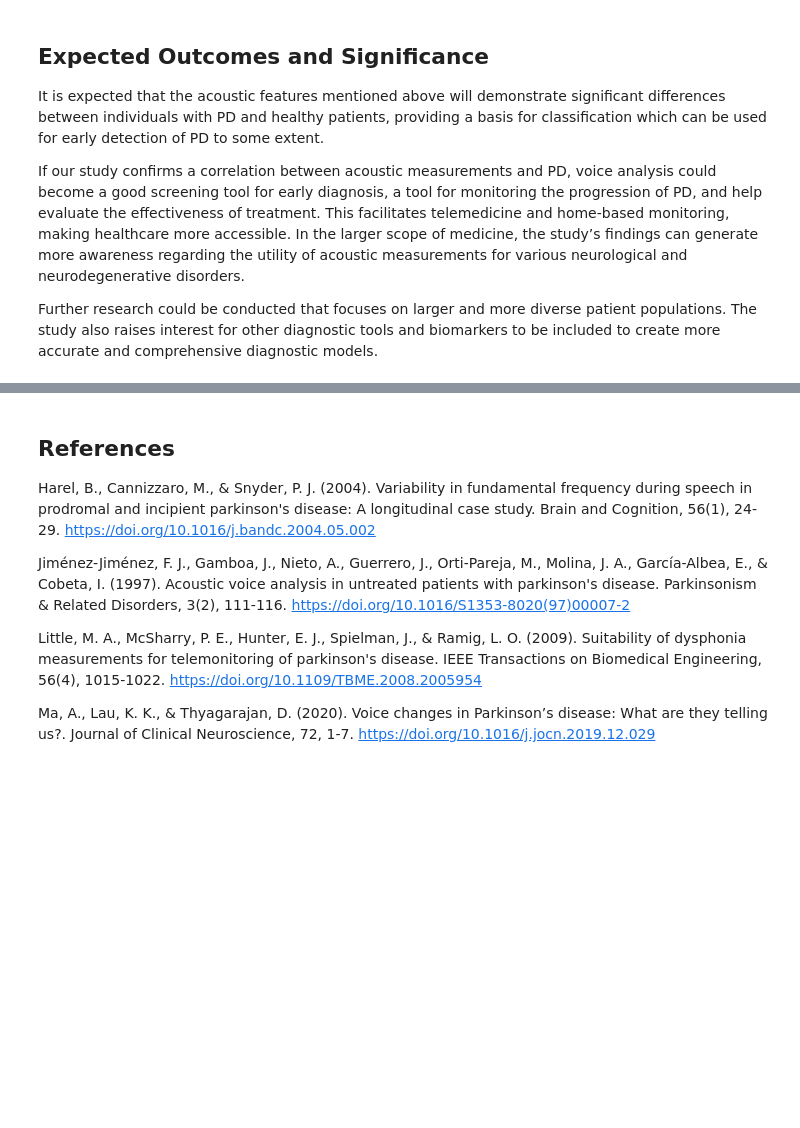
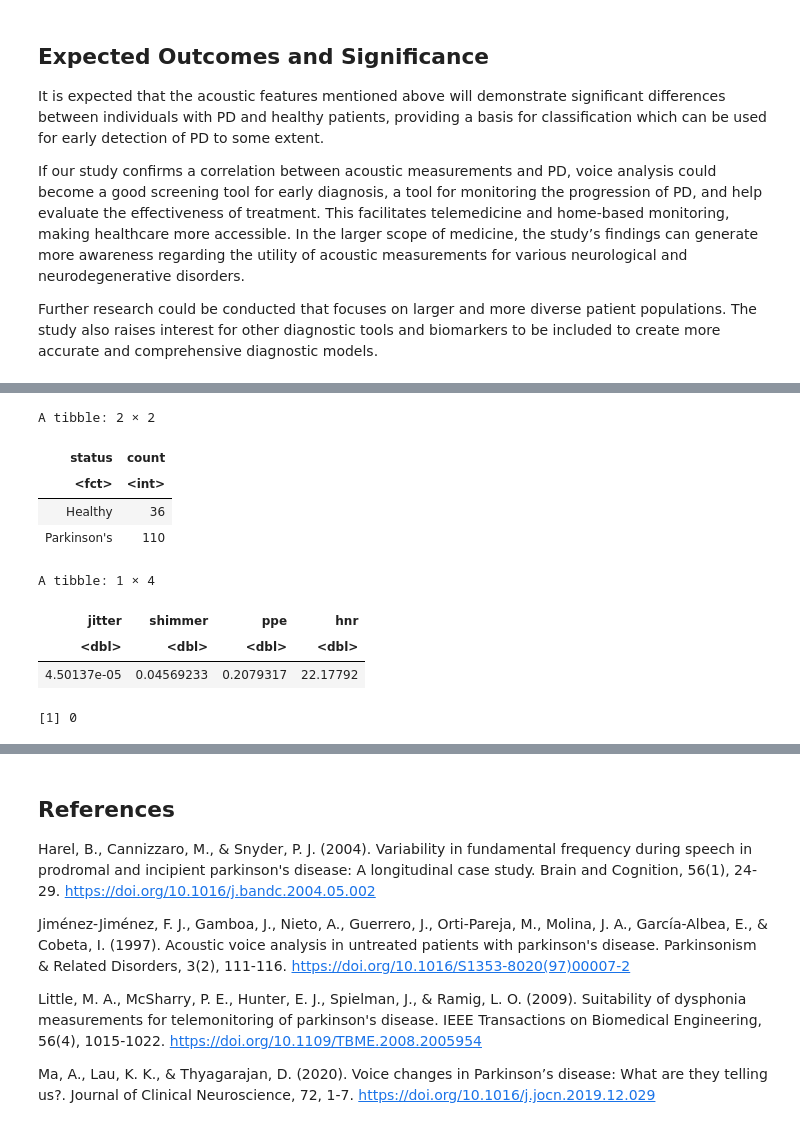
Before and after one commit to naomichoong/ds_project, a Jupyter notebook: Group Proposal.ipynb, the cells around one changed output, grey strips where cells are left out. Saved outputs shown, nothing was run; the diff lists cells and outputs as text; code cells hidden in the pictures; blank space fills up the shorter version.

```diff
--- a/Group Proposal.ipynb
+++ b/Group Proposal.ipynb
@@ -83,3 +85,31 @@ A tibble: 195 × 5
 parkinsons_split <- initial_split(parkinsons_data, prop = 0.75, strata = status)
 parkinsons_train <- training(parkinsons_split)
 parkinsons_test <- testing(parkinsons_split)
+# %%
+# summary statistics of training data
+
+parkinsons_count <- parkinsons_train |>
+    group_by(status) |>
+    summarise(count = n())
+
+parkinsons_count
+
+parkinsons_mean <- parkinsons_train |>
+    select(jitter, shimmer, ppe, hnr) |>
+    map_df(mean)
+
+parkinsons_mean
+
+parkinsons_missing <- sum(is.na(parkinsons_train))
+parkinsons_missing
+# %% [output]
+A tibble: 2 × 2
+| status | count |
+| <fct> | <int> |
+| Healthy | 36 |
+| Parkinson's | 110 |
+A tibble: 1 × 4
+| jitter | shimmer | ppe | hnr |
+| <dbl> | <dbl> | <dbl> | <dbl> |
+| 4.50137e-05 | 0.04569233 | 0.2079317 | 22.17792 |
+[1] 0
```
Also changed, not shown: parts of 4 cells of this notebook.
